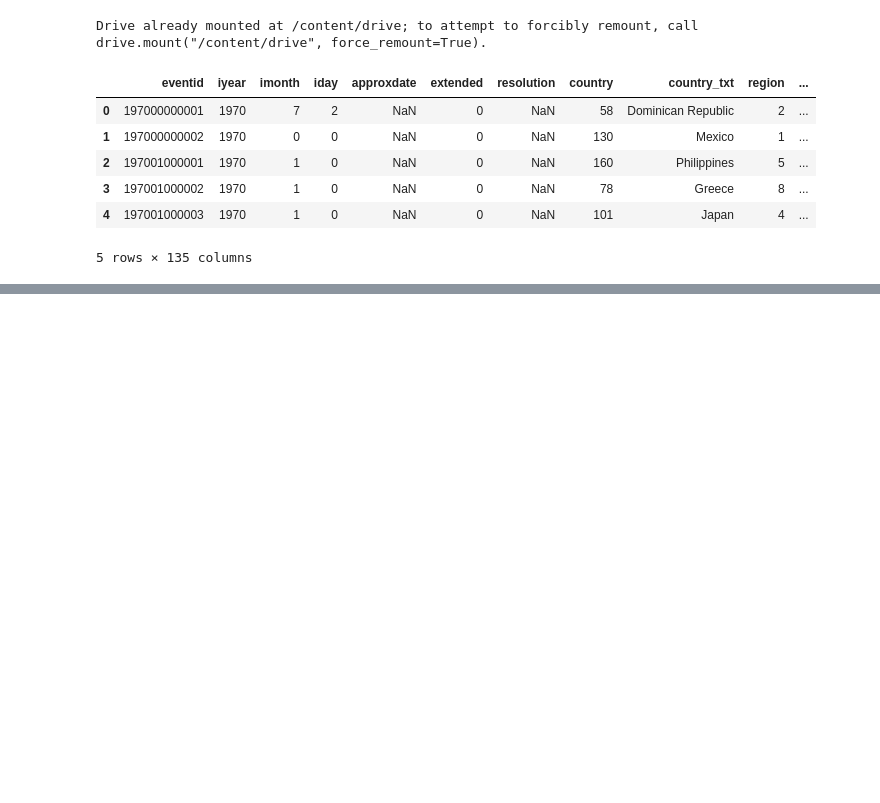
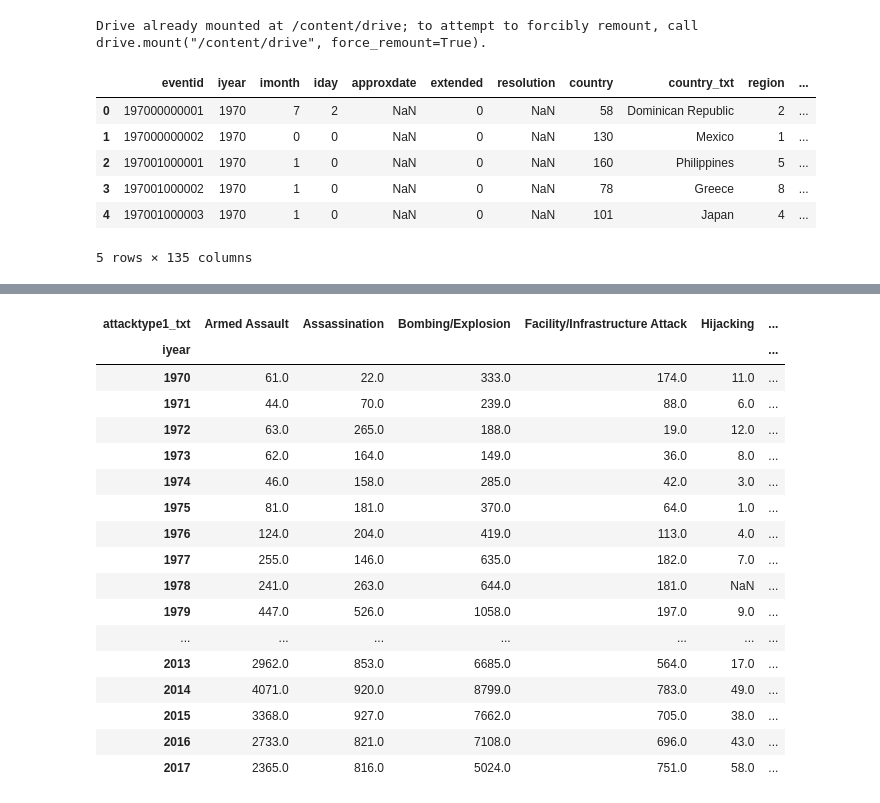
Before and after one commit to Pranit07G/PG-AlmaBetter-EDA-GT, a Jupyter notebook: Global_Terrorism_Analysis_Capstone_Project.ipynb, the cells around one changed output, grey strips where cells are left out. Saved outputs shown, nothing was run; the diff lists cells and outputs as text; code cells hidden in the pictures; blank space fills up the shorter version.

```diff
--- a/Global_Terrorism_Analysis_Capstone_Project.ipynb
+++ b/Global_Terrorism_Analysis_Capstone_Project.ipynb
@@ -27,0 +90,25 @@ gtd.head()
+# %%
+year_attacktype = gtd.groupby(["iyear","attacktype1_txt"])["attacktype1_txt"].count().unstack()
+
+year_attacktype.rename(columns = {'attacktype1_txt' : 'Attack Type'})
+
+year_attacktype
+# %% [output]
+| attacktype1_txt | Armed Assault | Assassination | Bombing/Explosion | Facility/Infrastructure Attack | Hijacking | ... |
+| iyear |  |  |  |  |  | ... |
+| 1970 | 61.0 | 22.0 | 333.0 | 174.0 | 11.0 | ... |
+| 1971 | 44.0 | 70.0 | 239.0 | 88.0 | 6.0 | ... |
+| 1972 | 63.0 | 265.0 | 188.0 | 19.0 | 12.0 | ... |
+| 1973 | 62.0 | 164.0 | 149.0 | 36.0 | 8.0 | ... |
+| 1974 | 46.0 | 158.0 | 285.0 | 42.0 | 3.0 | ... |
+| 1975 | 81.0 | 181.0 | 370.0 | 64.0 | 1.0 | ... |
+| 1976 | 124.0 | 204.0 | 419.0 | 113.0 | 4.0 | ... |
+| 1977 | 255.0 | 146.0 | 635.0 | 182.0 | 7.0 | ... |
+| 1978 | 241.0 | 263.0 | 644.0 | 181.0 | NaN | ... |
+| 1979 | 447.0 | 526.0 | 1058.0 | 197.0 | 9.0 | ... |
+| ... | ... | ... | ... | ... | ... | ... |
+| 2013 | 2962.0 | 853.0 | 6685.0 | 564.0 | 17.0 | ... |
+| 2014 | 4071.0 | 920.0 | 8799.0 | 783.0 | 49.0 | ... |
+| 2015 | 3368.0 | 927.0 | 7662.0 | 705.0 | 38.0 | ... |
+| 2016 | 2733.0 | 821.0 | 7108.0 | 696.0 | 43.0 | ... |
+| 2017 | 2365.0 | 816.0 | 5024.0 | 751.0 | 58.0 | ... |
```
Also changed, not shown: parts of 8 cells of this notebook.
